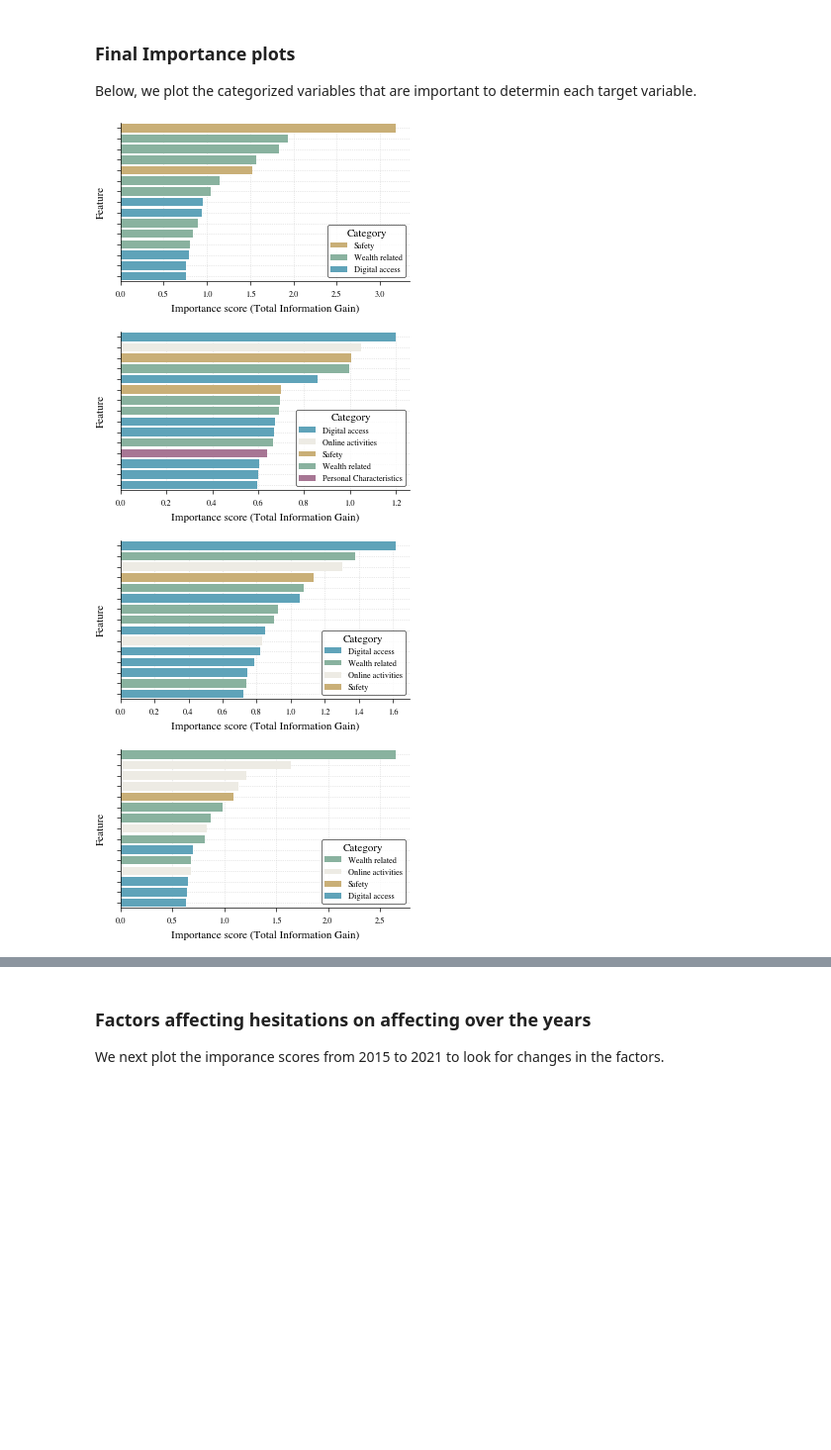
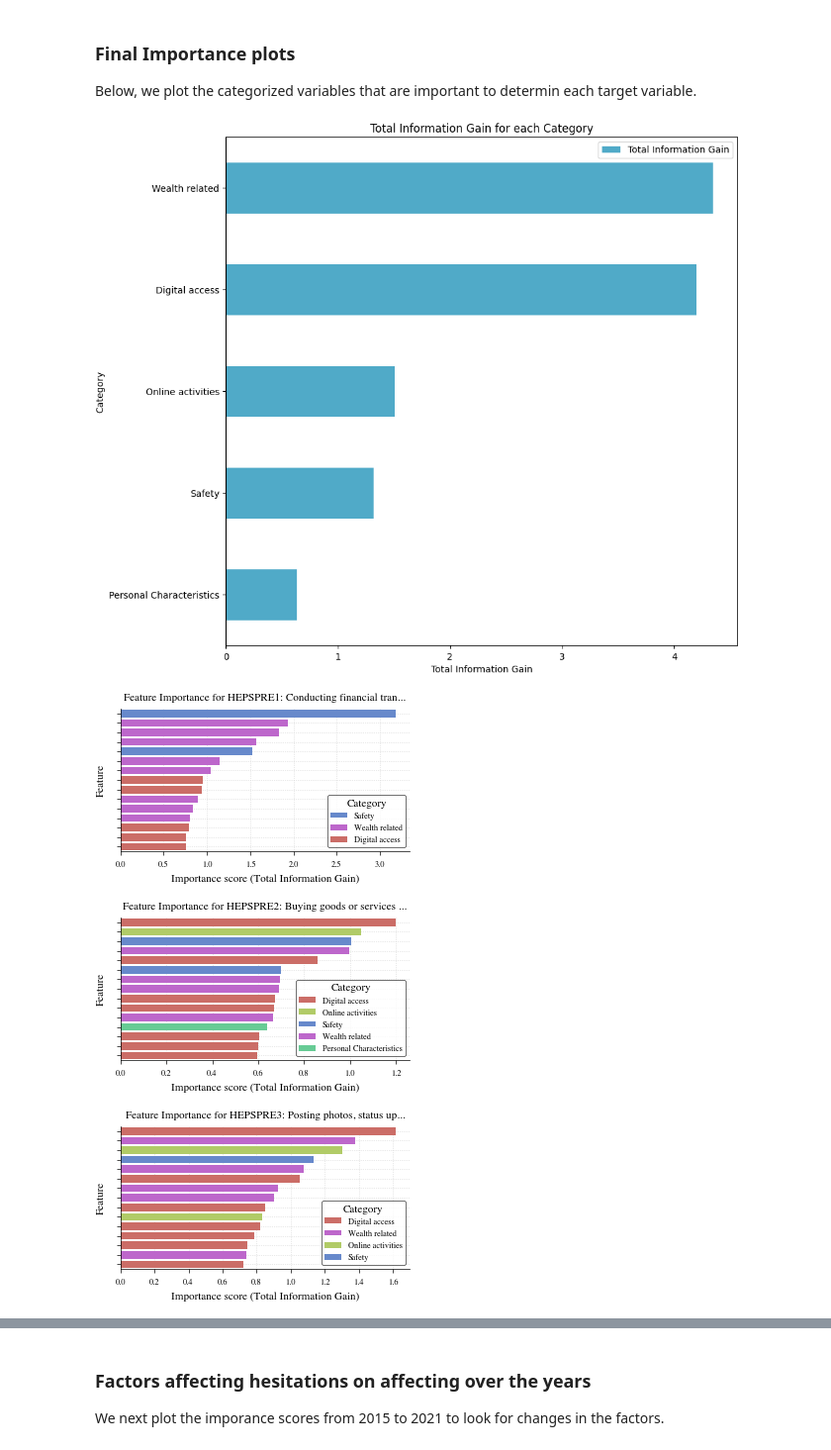
Before and after one commit to swag2198/data-literacy, a Jupyter notebook: exp/XGB_feature_importance.ipynb, the cells around one changed output, grey strips where cells are left out. Shown at 99% size. Cells and saved outputs as stored; diff of their text form; code cells hidden in the pictures; blank space fills up the shorter version.

Commit message:
Overall importance for features

```diff
--- a/exp/XGB_feature_importance.ipynb
+++ b/exp/XGB_feature_importance.ipynb
@@ -325,7 +325,9 @@ palette = sns.color_palette("hls", len(unique_categories))
 # Create a dictionary mapping each category to a color
 color_dict = dict(zip(unique_categories, palette))
 
-color_dict = category_color_map
+# color_dict = category_color_map
+
+importance_dict = {key: 0 for key in category_color_map.keys()}
 
 with plt.rc_context({**bundles.icml2022(column='half', nrows=1, ncols=1, usetex=False), **tueplots.axes.lines()}):
 
@@ -336,6 +338,20 @@ with plt.rc_context({**bundles.icml2022(column='half', nrows=1, ncols=1, usetex=
         importance_df = pd.read_csv(os.path.join(path, f'{var_name}.csv'))
         # select top 20 rows of the dataframe
         importance_df = importance_df.iloc[:15]
+
+        # Calculate the total information gain for each category, and normalize it by dividing by the sum of all
+        # information gains
+        information_gain_dict = defaultdict(int)
+        for index, row in importance_df.iterrows():
+            category = feat_dict[var_name][row['Unnamed: 0']]
+            information_gain_dict[category] += row['score']
+        total_information_gain = sum(information_gain_dict.values())
+        for category in information_gain_dict.keys():
+            information_gain_dict[category] /= total_information_gain
+
+        # add the normalized information gain to the dictionary
+        for category in information_gain_dict.keys():
+            importance_dict[category] += information_gain_dict[category]
 
         # plot a bar chart of the feature importance, use the variable names as the y-axis labels, and use
         # different colors for the bars depending on the category of the variable
@@ -346,35 +362,44 @@ with plt.rc_context({**bundles.icml2022(column='half', nrows=1, ncols=1, usetex=
         importance_df.rename(columns={'Unnamed: 0': 'features'}, inplace=True)
 
         # Create a new column in importance_df for the categories using var_categories
         importance_df['category'] = importance_df['features'].map(var_categories)
 
         # Plot the bar chart
         plot = sns.barplot(x='score', y='features', hue='category', data=importance_df, palette=color_dict, dodge=False)
 
         # Remove y labels
         plot.set_yticklabels([])
 
         # Show the legend
         plt.legend(title='Category')
 
         feature_description_map = ACTIVITIES_MAP if var_name.startswith("HEPSPRE") else CONCERNS_MAP
 
         plt.xlabel('Importance score (Total Information Gain)')
         plt.ylabel('Feature')
 
         # Add spines
         ax.spines["top"].set(visible = False)
         ax.spines["right"].set(visible = False)
         ax.grid(True, color = "lightgrey", ls = ":")
 
-        # plt.title(f'Feature Importance for {var_name}: {feature_description_map[var_name][:25]}...')
+        plt.title(f'Feature Importance for {var_name}: {feature_description_map[var_name][:25]}...')
 
         plt.savefig(path + f'/{var_name}_colored.pdf', dpi=300, bbox_inches='tight')
 
         # Show the plot
         plt.show()
+
+# Plot a bar chart of the total information gain for each category
+df = pd.DataFrame.from_dict(importance_dict, orient='index', columns=['Total Information Gain'])
+df.sort_values(by=['Total Information Gain'], inplace=True)
+df.plot(kind='barh', figsize=(10, 10), color=category_color_map.values())
+plt.xlabel('Total Information Gain')
+plt.ylabel('Category')
+plt.title('Total Information Gain for each Category')
+plt.show()
 # %% [output]
-[figure, old version]
+[figure, new version]
-[figure, old version]
+[figure, new version]
-[figure, old version]
+[figure, new version]
-[figure, old version]
+[figure, new version]
```
Also changed, not shown: parts of 3 cells of this notebook.
